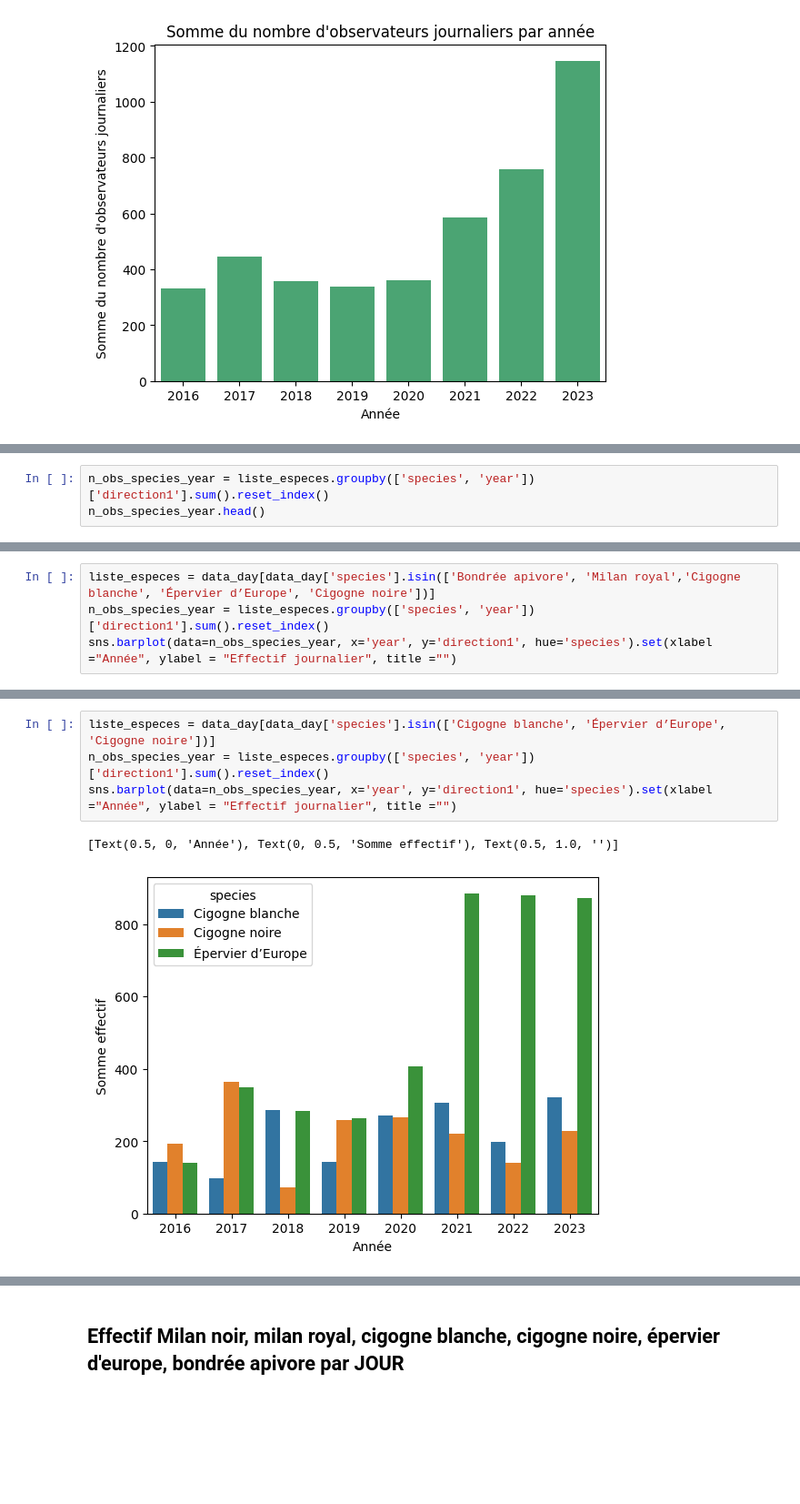
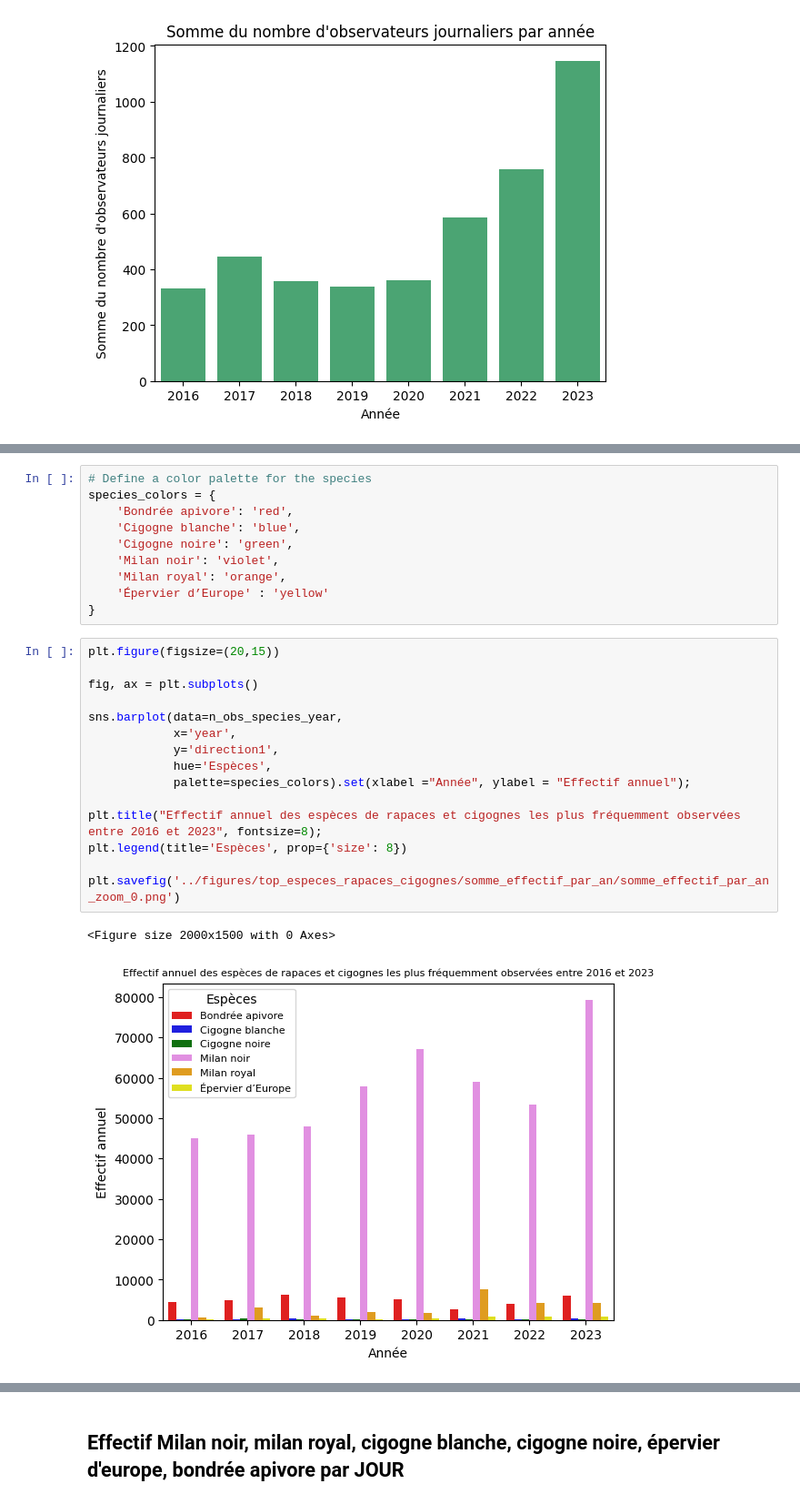
Before and after one commit to amelietatin/oiseaux_cols_libres, a Jupyter notebook: code/4_ocl_data_all_species_analysis.ipynb, the cells around one changed output, grey strips where cells are left out. Shown at 91% size. Cells and saved outputs as stored; diff of their text form; blank space fills up the shorter version.

Commit message:
figures

```diff
--- a/code/4_ocl_data_all_species_analysis.ipynb
+++ b/code/4_ocl_data_all_species_analysis.ipynb
@@ -148,3 +136,0 @@ n_obs_species_year
-# %%
-n_obs_species_year = liste_especes.groupby(['species', 'year'])['direction1'].sum().reset_index()
-n_obs_species_year.head()
@@ -163,4 +136,0 @@ sns.barplot(data=n_obs_species_year, x='year', y='direction1', hue='species').se
-# %%
-liste_especes = data_day[data_day['species'].isin(['Bondrée apivore', 'Milan royal','Cigogne blanche', 'Épervier d’Europe', 'Cigogne noire'])]
-n_obs_species_year = liste_especes.groupby(['species', 'year'])['direction1'].sum().reset_index()
-sns.barplot(data=n_obs_species_year, x='year', y='direction1', hue='species').set(xlabel ="Année", ylabel = "Effectif journalier", title ="")
@@ -170,7 +137,28 @@ sns.barplot(data=n_obs_species_year, x='year', y='direction1', hue='species').se
-# %%
-liste_especes = data_day[data_day['species'].isin(['Cigogne blanche', 'Épervier d’Europe', 'Cigogne noire'])]
-n_obs_species_year = liste_especes.groupby(['species', 'year'])['direction1'].sum().reset_index()
-sns.barplot(data=n_obs_species_year, x='year', y='direction1', hue='species').set(xlabel ="Année", ylabel = "Effectif journalier", title ="")
-# %% [output]
-[Text(0.5, 0, 'Année'), Text(0, 0.5, 'Somme effectif'), Text(0.5, 1.0, '')]
-[figure, removed]
+# %%
+# Define a color palette for the species
+species_colors = {
+    'Bondrée apivore': 'red',
+    'Cigogne blanche': 'blue',
+    'Cigogne noire': 'green',
+    'Milan noir': 'violet',
+    'Milan royal': 'orange',
+    'Épervier d’Europe' : 'yellow'
+}
+# %%
+plt.figure(figsize=(20,15))
+
+fig, ax = plt.subplots()
+
+sns.barplot(data=n_obs_species_year,
+            x='year',
+            y='direction1',
+            hue='Espèces',
+            palette=species_colors).set(xlabel ="Année", ylabel = "Effectif annuel");
+
+plt.title("Effectif annuel des espèces de rapaces et cigognes les plus fréquemment observées entre 2016 et 2023", fontsize=8);
+plt.legend(title='Espèces', prop={'size': 8})
+
+plt.savefig('../figures/top_especes_rapaces_cigognes/somme_effectif_par_an/somme_effectif_par_an_zoom_0.png')
+# %% [output]
+<Figure size 2000x1500 with 0 Axes>
+[figure, added]
```
Also changed, not shown: parts of 11 cells of this notebook, 8 other files.
